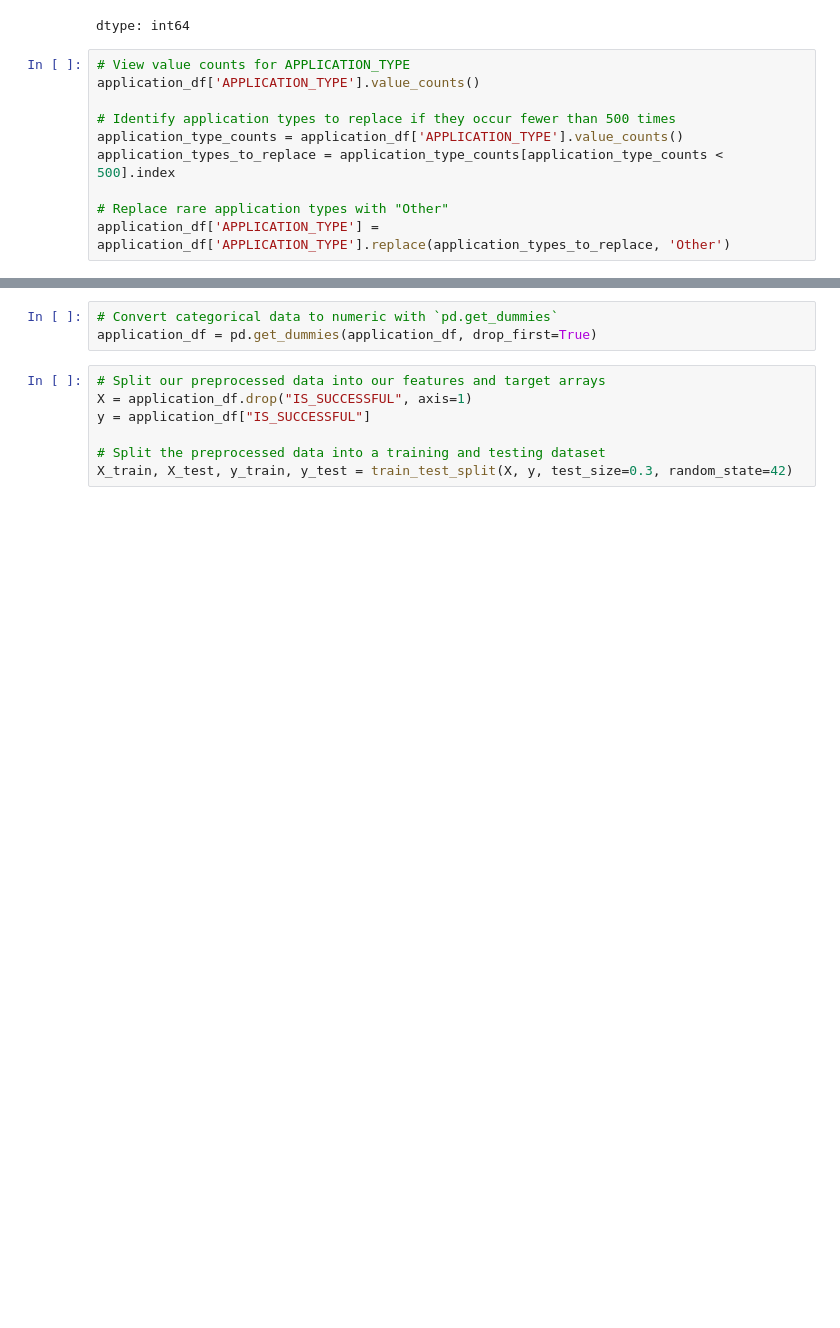
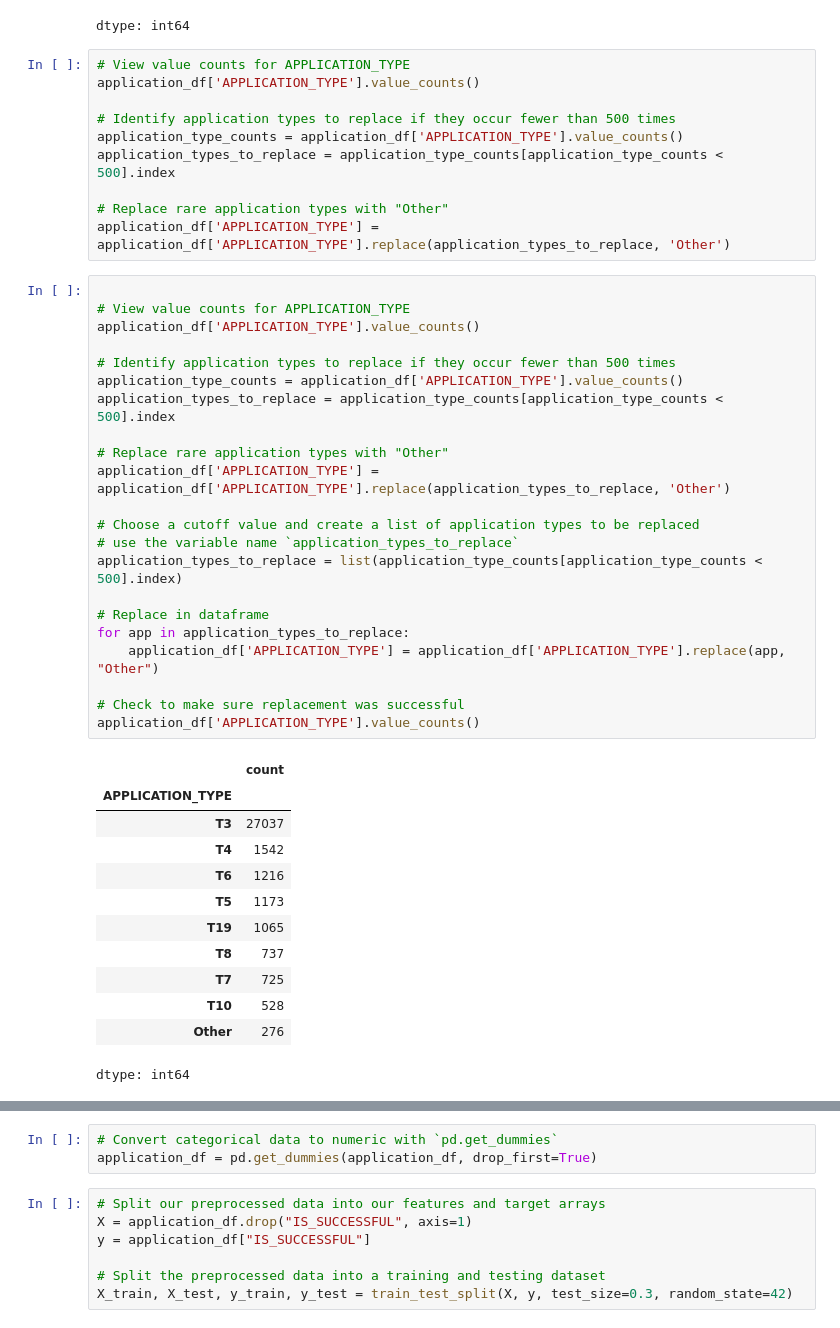
Before and after one commit to sadebeckz/deep-learning-challenge, a Jupyter notebook: Starter_Code.ipynb, the cells around one changed output, grey strips where cells are left out. Cells and saved outputs as stored; diff of their text form; blank space fills up the shorter version.

```diff
--- a/Starter_Code.ipynb
+++ b/Starter_Code.ipynb
@@ -47,3 +47,38 @@ application_types_to_replace = application_type_counts[application_type_counts <
 
 # Replace rare application types with "Other"
 application_df['APPLICATION_TYPE'] = application_df['APPLICATION_TYPE'].replace(application_types_to_replace, 'Other')
+# %%
+
+# View value counts for APPLICATION_TYPE
+application_df['APPLICATION_TYPE'].value_counts()
+
+# Identify application types to replace if they occur fewer than 500 times
+application_type_counts = application_df['APPLICATION_TYPE'].value_counts()
+application_types_to_replace = application_type_counts[application_type_counts < 500].index
+
+# Replace rare application types with "Other"
+application_df['APPLICATION_TYPE'] = application_df['APPLICATION_TYPE'].replace(application_types_to_replace, 'Other')
+
+# Choose a cutoff value and create a list of application types to be replaced
+# use the variable name `application_types_to_replace`
+application_types_to_replace = list(application_type_counts[application_type_counts < 500].index)
+
+# Replace in dataframe
+for app in application_types_to_replace:
+    application_df['APPLICATION_TYPE'] = application_df['APPLICATION_TYPE'].replace(app, "Other")
+
+# Check to make sure replacement was successful
+application_df['APPLICATION_TYPE'].value_counts()
+# %% [output]
+|  | count |
+| APPLICATION_TYPE |  |
+| T3 | 27037 |
+| T4 | 1542 |
+| T6 | 1216 |
+| T5 | 1173 |
+| T19 | 1065 |
+| T8 | 737 |
+| T7 | 725 |
+| T10 | 528 |
+| Other | 276 |
+dtype: int64
```
Also changed, not shown: parts of 9 cells of this notebook.
